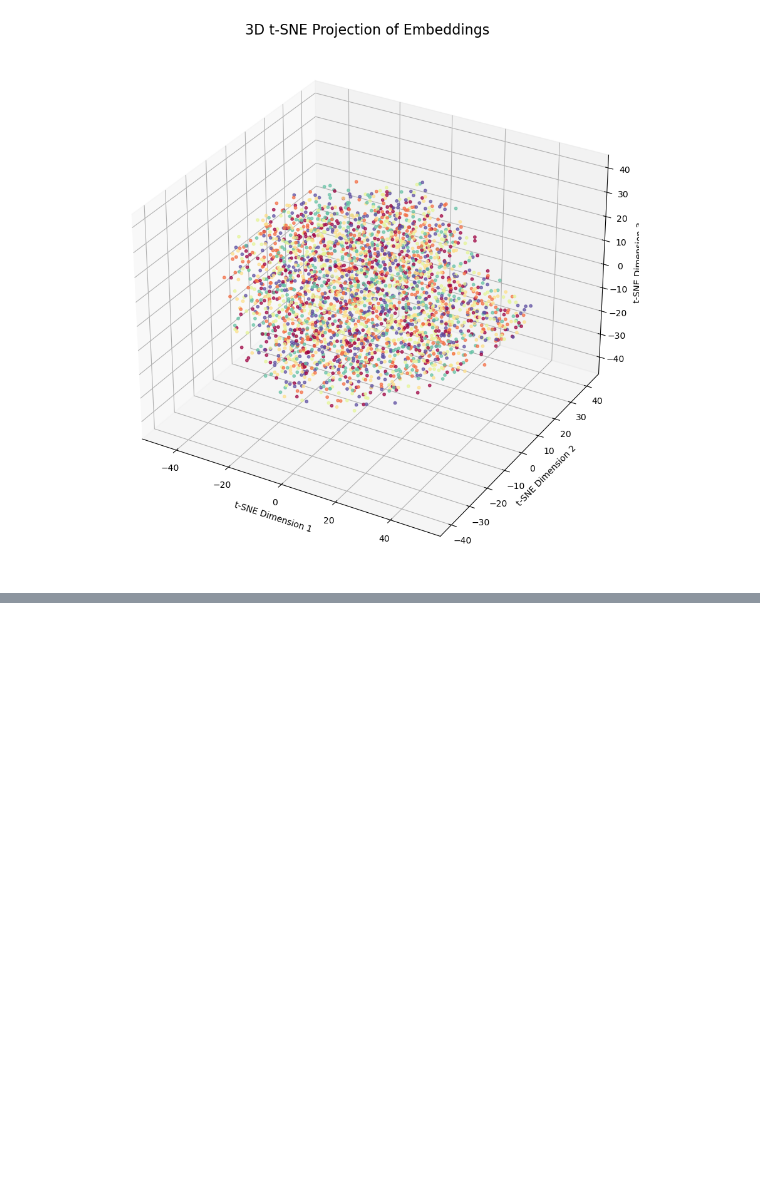
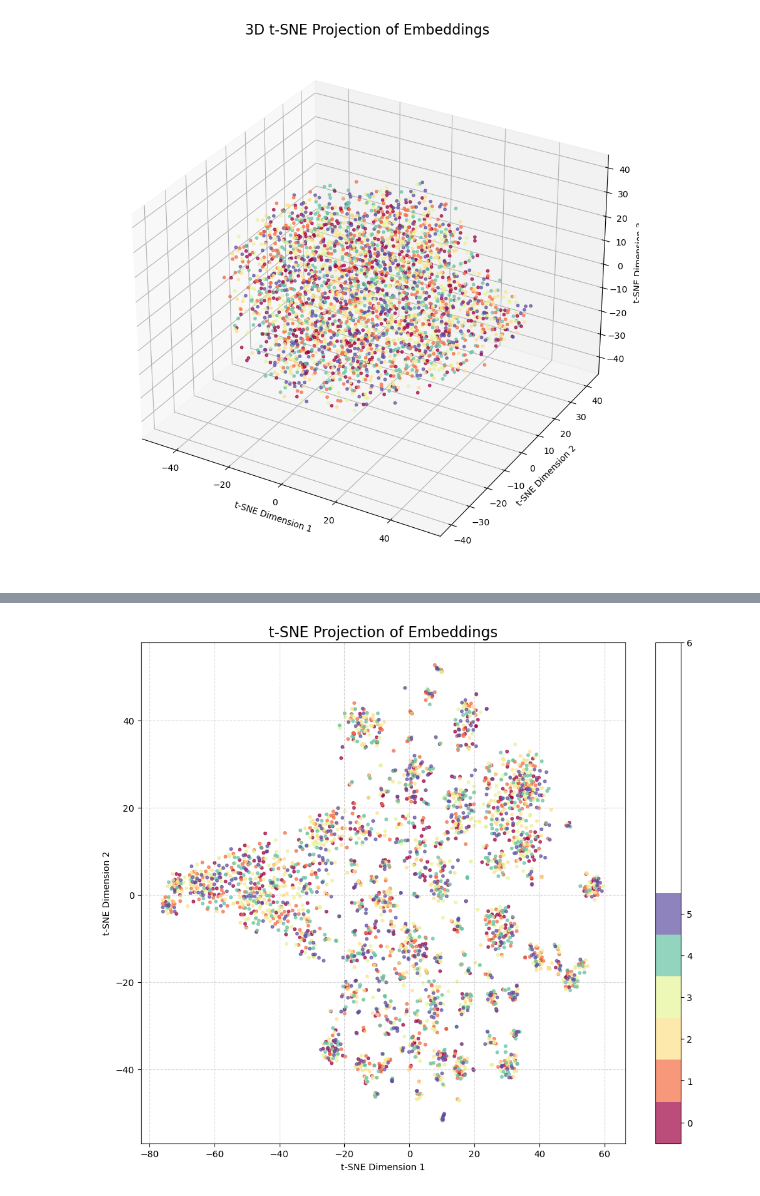
Before and after one commit to cheeseburgerhere/Synthetic-Personality-Analysis-with-NLP, a Jupyter notebook: embeds/embed_exploration.ipynb, the cells around one changed output, grey strips where cells are left out. Cells and saved outputs as stored; diff of their text form; code cells hidden in the pictures; blank space fills up the shorter version.

```diff
--- a/embeds/embed_exploration.ipynb
+++ b/embeds/embed_exploration.ipynb
@@ -205,0 +373,36 @@ Successfully saved 3D plot to 'embedding_visualization_3d_50.0_3000.png'
+# %%
+print("Plotting the 2D embeddings...")
+plt.figure(figsize=(12, 10))
+
+# We can use our 'labels' to color-code the plot.
+# If you don't have labels, you can just do:
+# plt.scatter(embedding_2d[:, 0], embedding_2d[:, 1], s=5, alpha=0.7)
+# plt.scatter(
+#     answers[:, 0],  # X-axis
+#     answers[:, 1],  # Y-axis
+#     c="red",            # Color by our dummy labels
+#     cmap='Spectral',     # A good colormap for clusters
+#     s=10,                # Size of the dots
+#     alpha=0.5            # Make points slightly transparent
+# )
+plt.scatter(
+    embedding_2d[:, 0],  # X-axis
+    embedding_2d[:, 1],  # Y-axis
+    c=labels,            # Color by our dummy labels
+    cmap='Spectral',     # A good colormap for clusters
+    s=10,                # Size of the dots
+    alpha=0.7            # Make points slightly transparent
+)
+
+
+plt.title('t-SNE Projection of Embeddings', fontsize=16)
+plt.xlabel('t-SNE Dimension 1')
+plt.ylabel('t-SNE Dimension 2')
+plt.colorbar(boundaries=np.arange(7)-0.5).set_ticks(np.arange(7))
+plt.grid(True, linestyle='--', alpha=0.5)
+
+# Save the plot to a file
+plt.savefig(f'embedding_visualization_8B_{perplexity_value}_{n_iter}.png', dpi=300, bbox_inches='tight')
+
+print(f"Successfully saved plot to 'embedding_visualization_8B_{perplexity_value}_{n_iter}.png'")
+# %% [output]
@@ -205,0 +411 @@ Successfully saved 3D plot to 'embedding_visualization_3d_50.0_3000.png'
+[figure, added]
```
Also changed, not shown: parts of 6 cells of this notebook, 9 other files.
